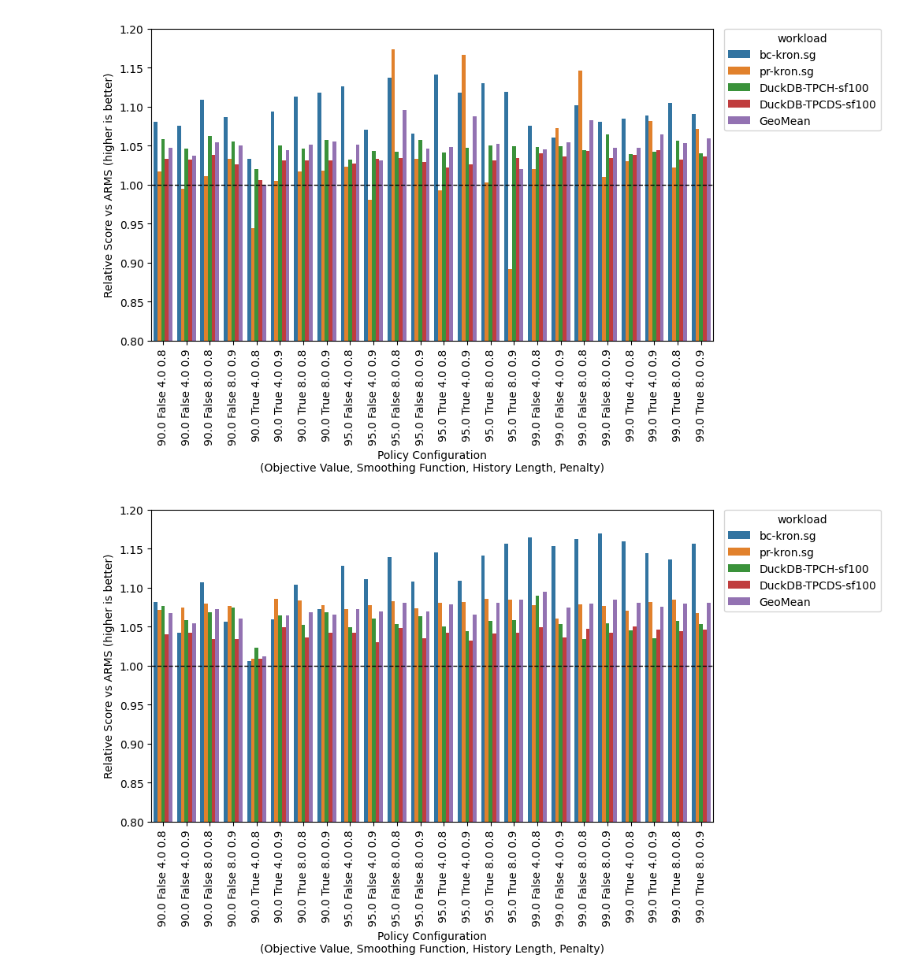
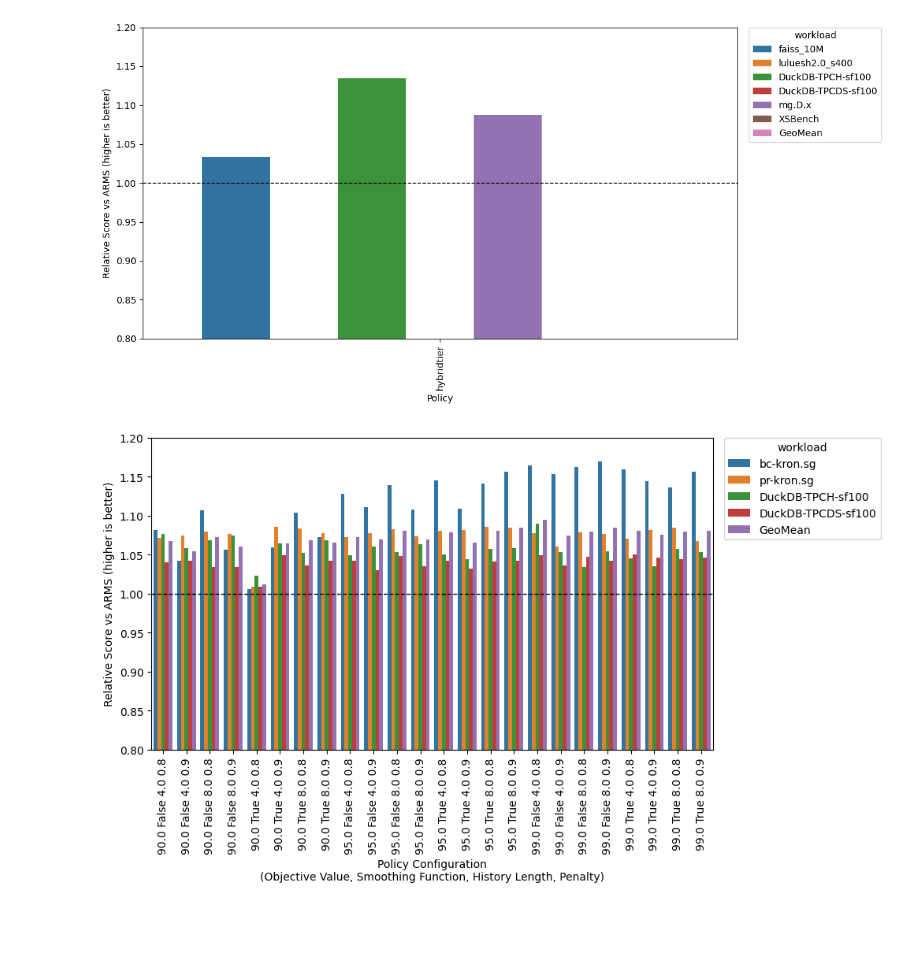
Before and after one commit to SujayYadalam94/tiering_solutions, a Jupyter notebook: times/perf_compare.ipynb, the cells around one changed output. Saved outputs shown, nothing was run; the diff lists cells and outputs as text; code cells hidden in the pictures; blank space fills up the shorter version.

```diff
--- a/times/perf_compare.ipynb
+++ b/times/perf_compare.ipynb
@@ -4,7 +4,7 @@ import re
 import pandas as pd
 import seaborn as sns
 # %%
-WORKLOADS = ["bc-kron.sg", "pr-kron.sg", "DuckDB-TPCH-sf100", "DuckDB-TPCDS-sf100"]
+WORKLOADS = ["faiss_10M", "luluesh2.0_s400", "DuckDB-TPCH-sf100", "DuckDB-TPCDS-sf100", "mg.D.x", "XSBench"]
 # %%
 def parse_time_value(raw: str) -> float:
     """Convert strings like '7m56.676s' into seconds."""
@@ -48,7 +48,7 @@ dfs = []
 for workload in WORKLOADS:
     roots = {
         "arms": Path(f"/users/zimooo2/tiering_solutions/times/arms/{workload}"),
-        "model": Path(f"/users/zimooo2/tiering_solutions/times/model/{workload}"),
+        "hybridtier": Path(f"/users/zimooo2/tiering_solutions/times/hybridtier/{workload}"),
     }
 
     records: list[dict] = []
@@ -89,7 +89,6 @@ for workload in WORKLOADS:
 
     df = pd.DataFrame(records)
     df["workload"] = workload
-    df["id"] = df["discounted_reward"].astype(str) + " " + df["minmax"].astype(str) + " " + df["hist_length"].astype(str) + " " + df["penalty"].astype(str)
 
     dfs.append(df)
 df = pd.concat(dfs, ignore_index=True)
@@ -127,25 +129,33 @@ df
 # %%
 geomean_rows = (
     df.dropna(subset=["relative_score_vs_arms"])
-      .groupby(["MiB", "id"], as_index=False)["relative_score_vs_arms"]
+      .groupby(["MiB"], as_index=False)["relative_score_vs_arms"]
       .agg(lambda s: s.prod() ** (1 / len(s)))
 )
 
 geomean_rows["workload"] = "GeoMean"
 
+
+
 df = pd.concat([df, geomean_rows], ignore_index=True, sort=False)
-df["workload"] = pd.Categorical(df["workload"], categories=WORKLOADS + ["GeoMean"], ordered=True)
+df_graph = df[df["MiB"] == 4000][["policy", "relative_score_vs_arms", "workload"]].dropna(axis=0)
+df_graph["workload"] = pd.Categorical(df_graph["workload"], categories=WORKLOADS + ["GeoMean"], ordered=True)
 
-sns.barplot(df[df["MiB"] == 1000], x="id", y="relative_score_vs_arms", hue="workload").set(ylim=(0.8,1.2), ylabel="Relative Score vs ARMS (higher is better)", xlabel="Policy Configuration\n(Objective Value, Smoothing Function, History Length, Penalty)")
+sns.barplot(
+  df_graph,
+  x="policy",
+  y="relative_score_vs_arms",
+  hue="workload"
+).set(ylim=(0.8,1.2), ylabel="Relative Score vs ARMS (higher is better)", xlabel="Policy")
 import matplotlib.pyplot as plt
 plt.axhline(y=1.0, color="black", linestyle="--", linewidth=1)
 plt.xticks(rotation=90)
 plt.gcf().set_size_inches(12, 6)
 ax = plt.gca()
 ax.legend(title="workload", bbox_to_anchor=(1.02, 1), loc="upper left", borderaxespad=0)
-plt.tight_layout(rect=[0, 0, 0.85, 1])
+plt.tight_layout()
 # %% [output]
-[figure, old version]
+[figure, new version]
 # %%
 geomean_rows = (
     df.dropna(subset=["relative_score_vs_arms"])
```
Also changed, not shown: parts of 1 cell of this notebook, 36 other files.
